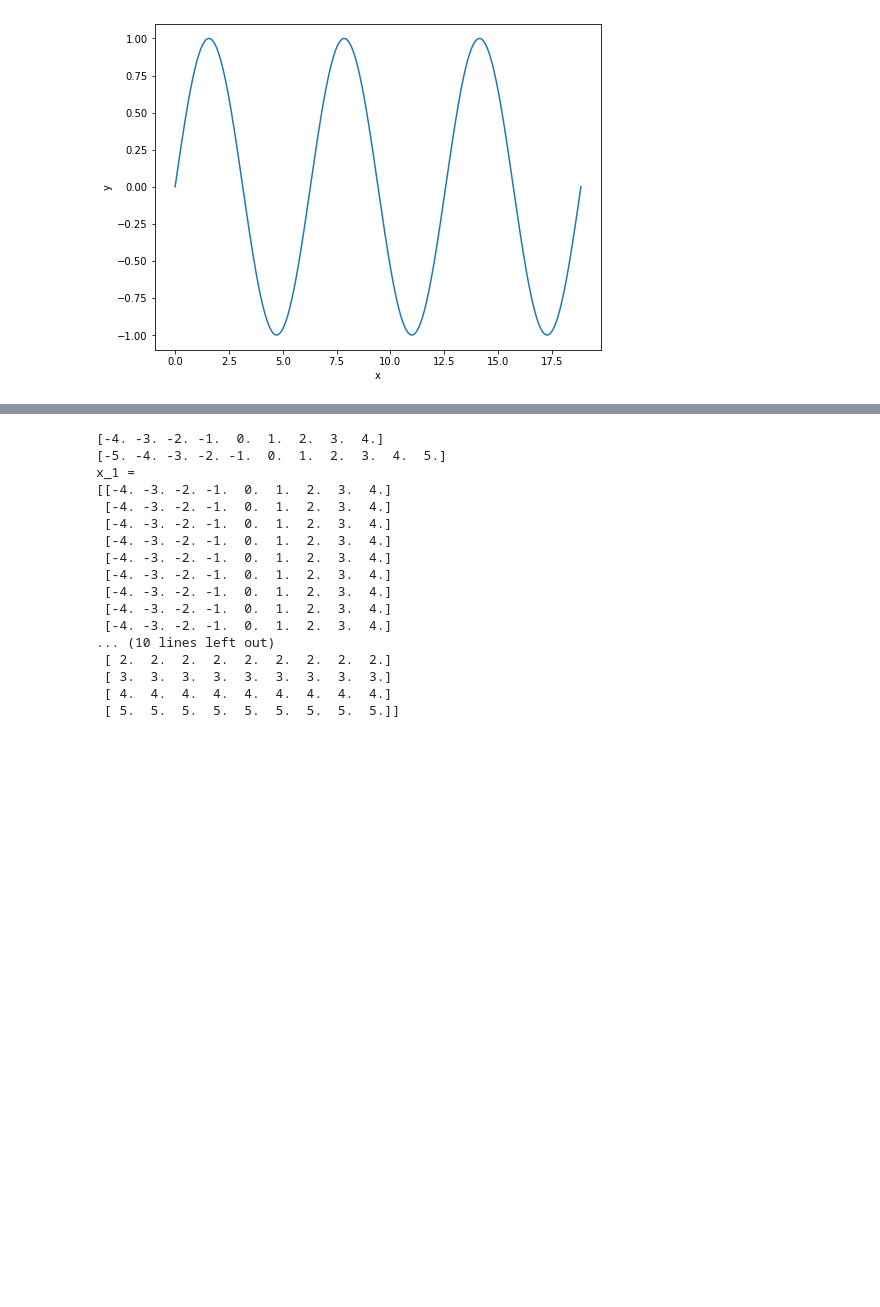
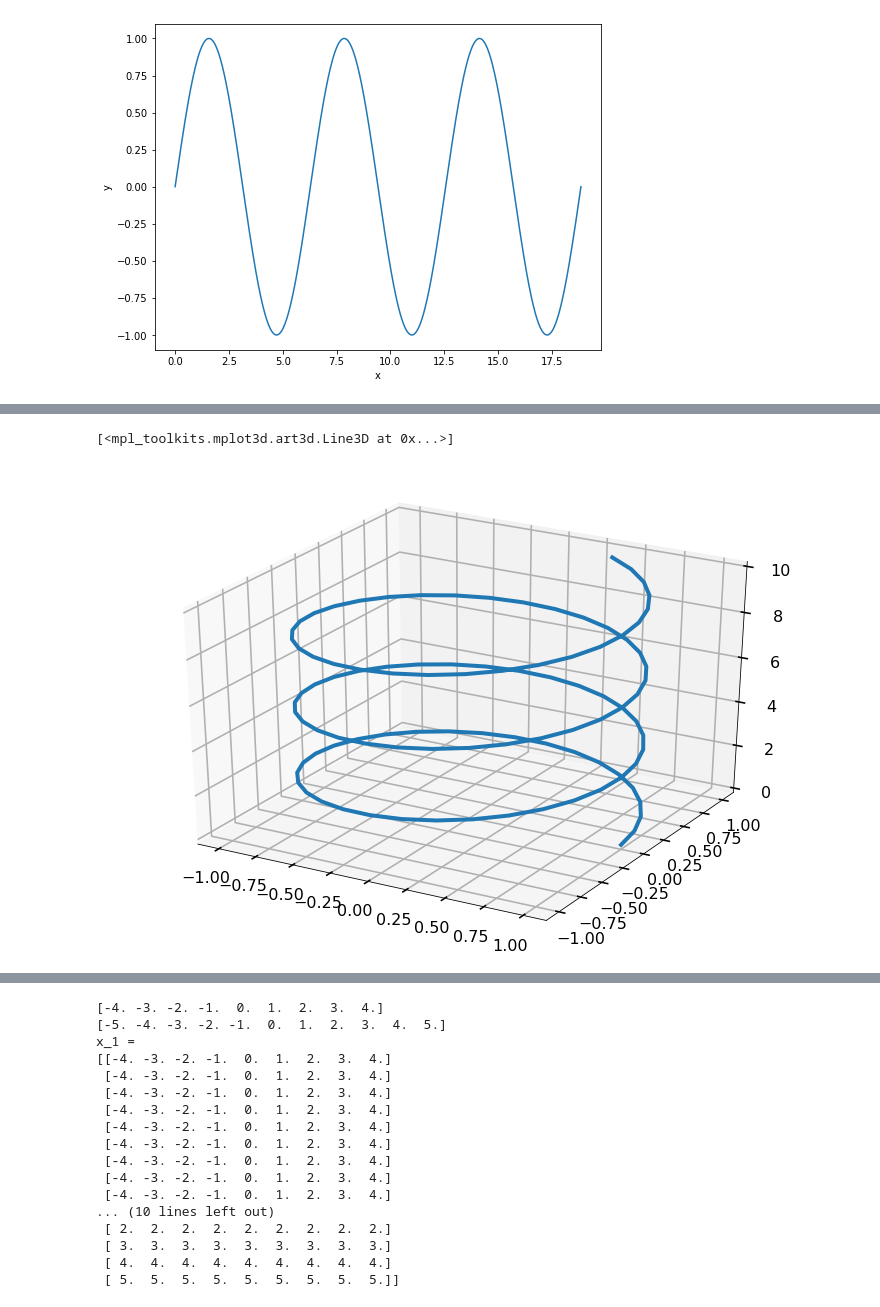
Before and after one commit to anilvce/mathslab, a Jupyter notebook: graphs.ipynb, the cells around one changed output, grey strips where cells are left out. Drawn from its saved outputs; the diff is of its cells as text; code cells hidden in the pictures; blank space fills up the shorter version.

```diff
--- a/graphs.ipynb
+++ b/graphs.ipynb
@@ -251,0 +188,12 @@ plt.show()
+# %%
+omega = 2
+
+z_line = np.linspace(0, 10, 100)
+x_line = np.cos(omega*z_line)
+y_line = np.sin(omega*z_line)
+
+ax = plt.axes(projection='3d')
+ax.plot3D(x_line, y_line, z_line, lw=4)
+# %% [output]
+[<mpl_toolkits.mplot3d.art3d.Line3D at 0x...>]
+[figure, added]
```
Also changed, not shown: parts of 10 cells of this notebook.
